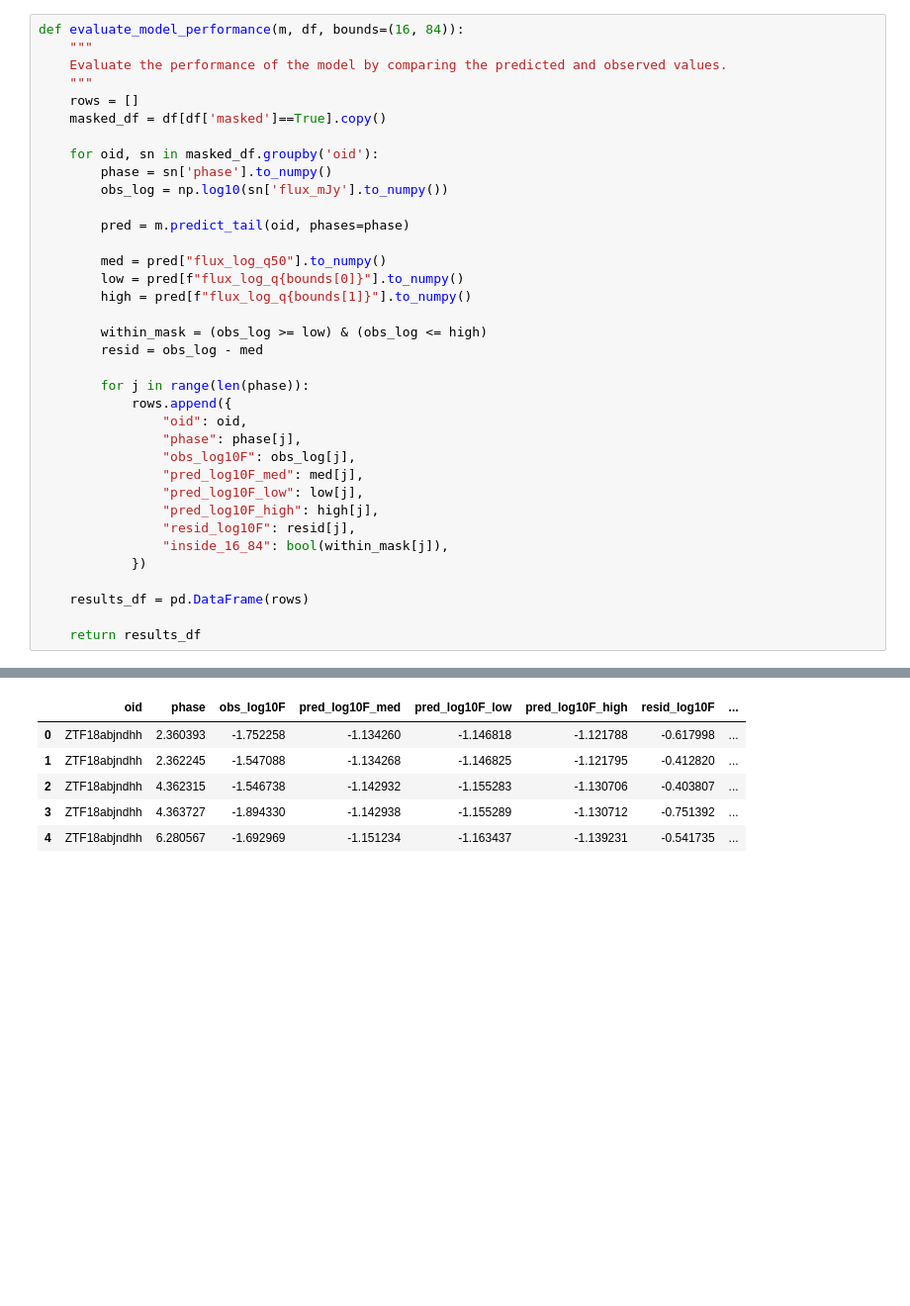
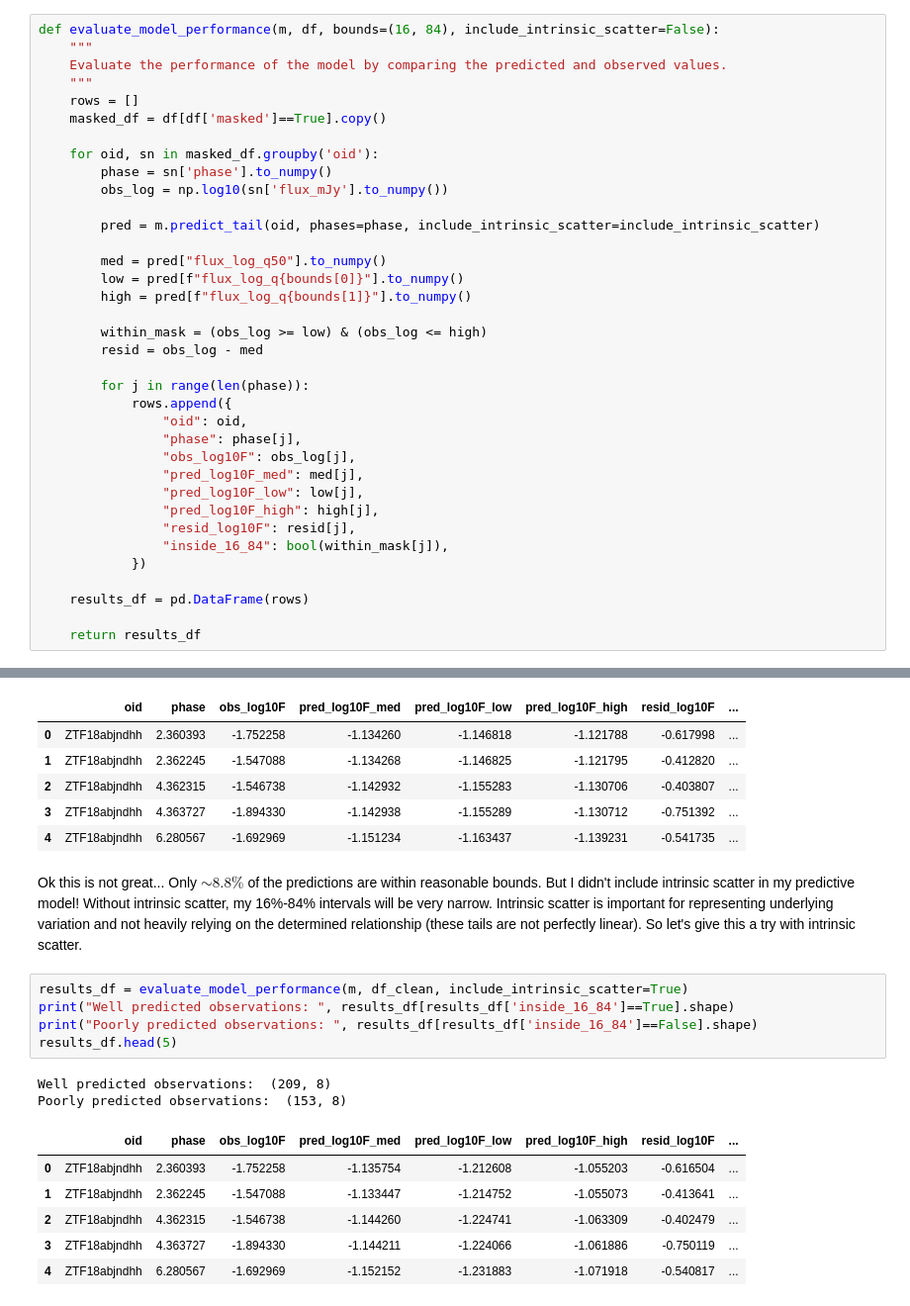
Before and after one commit to ana-lam/astroskills_final, a Jupyter notebook: notebooks/model_assessment.ipynb, the cells around one changed output, grey strips where cells are left out. Shown at 99% size. Drawn from its saved outputs; the diff is of its cells as text; blank space fills up the shorter version.

Commit message:
update model_assessment

```diff
--- a/notebooks/model_assessment.ipynb
+++ b/notebooks/model_assessment.ipynb
@@ -132,5 +134,5 @@ Saved inference data to /home/cal/analam/Documents/astroskills_final/data/fits/t
 # %%
-def evaluate_model_performance(m, df, bounds=(16, 84)):
+def evaluate_model_performance(m, df, bounds=(16, 84), include_intrinsic_scatter=False):
     """
     Evaluate the performance of the model by comparing the predicted and observed values.
     """
@@ -141,7 +143,7 @@ def evaluate_model_performance(m, df, bounds=(16, 84)):
         phase = sn['phase'].to_numpy()
         obs_log = np.log10(sn['flux_mJy'].to_numpy())
 
-        pred = m.predict_tail(oid, phases=phase)
+        pred = m.predict_tail(oid, phases=phase, include_intrinsic_scatter=include_intrinsic_scatter)
 
         med = pred["flux_log_q50"].to_numpy()
         low = pred[f"flux_log_q{bounds[0]}"].to_numpy()
@@ -179,3 +181,19 @@ Poorly predicted observations:  (330, 8)
 | 2 | ZTF18abjndhh | 4.362315 | -1.546738 | -1.142932 | -1.155283 | -1.130706 | -0.403807 | ... |
 | 3 | ZTF18abjndhh | 4.363727 | -1.894330 | -1.142938 | -1.155289 | -1.130712 | -0.751392 | ... |
 | 4 | ZTF18abjndhh | 6.280567 | -1.692969 | -1.151234 | -1.163437 | -1.139231 | -0.541735 | ... |
+# %% [markdown]
+Ok this is not great... Only $\sim 8.8\%$ of the predictions are within reasonable bounds. But I didn't include intrinsic scatter in my predictive model! Without intrinsic scatter, my 16%-84% intervals will be very narrow. Intrinsic scatter is important for representing underlying variation and not heavily relying on the determined relationship (these tails are not perfectly linear). So let's give this a try with intrinsic scatter.
+# %%
+results_df = evaluate_model_performance(m, df_clean, include_intrinsic_scatter=True)
+print("Well predicted observations: ", results_df[results_df['inside_16_84']==True].shape)
+print("Poorly predicted observations: ", results_df[results_df['inside_16_84']==False].shape)
+results_df.head(5)
+# %% [output]
+Well predicted observations:  (209, 8)
+Poorly predicted observations:  (153, 8)
+|  | oid | phase | obs_log10F | pred_log10F_med | pred_log10F_low | pred_log10F_high | resid_log10F | ... |
+| 0 | ZTF18abjndhh | 2.360393 | -1.752258 | -1.135754 | -1.212608 | -1.055203 | -0.616504 | ... |
+| 1 | ZTF18abjndhh | 2.362245 | -1.547088 | -1.133447 | -1.214752 | -1.055073 | -0.413641 | ... |
+| 2 | ZTF18abjndhh | 4.362315 | -1.546738 | -1.144260 | -1.224741 | -1.063309 | -0.402479 | ... |
+| 3 | ZTF18abjndhh | 4.363727 | -1.894330 | -1.144211 | -1.224066 | -1.061886 | -0.750119 | ... |
+| 4 | ZTF18abjndhh | 6.280567 | -1.692969 | -1.152152 | -1.231883 | -1.071918 | -0.540817 | ... |
```
Also changed, not shown: parts of 17 cells of this notebook.
